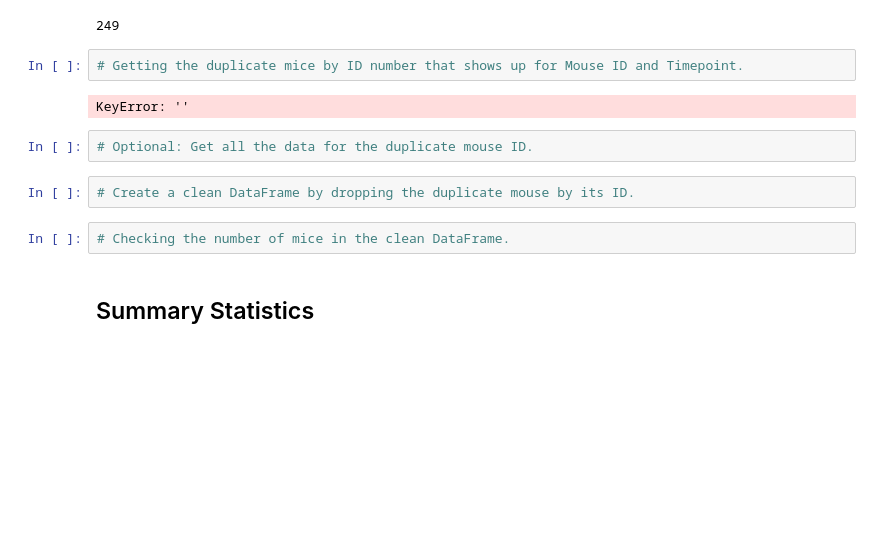
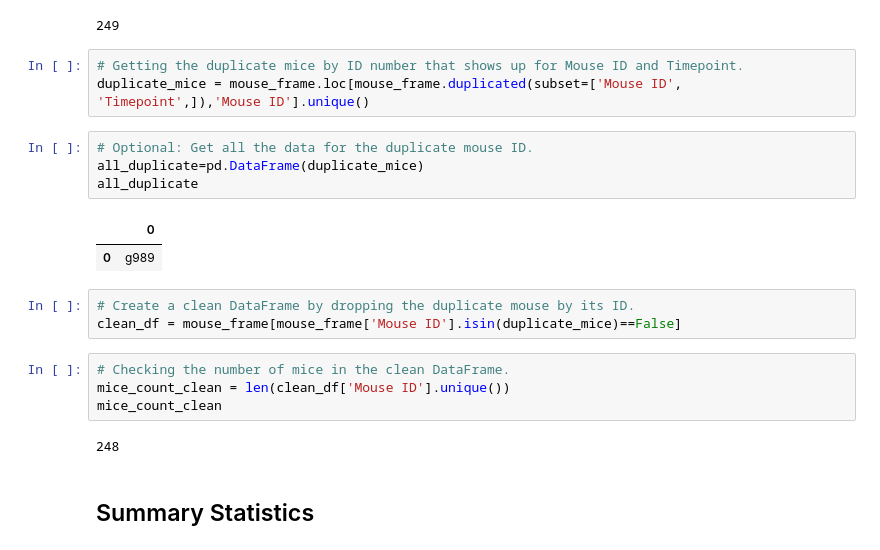
Before and after one commit to ianmkinney/matplotlib-challenge, a Jupyter notebook: pymaceuticals.ipynb, the cells around one changed output. Saved outputs shown, nothing was run; the diff lists cells and outputs as text; blank space fills up the shorter version.

Commit message:
Test Commit for error

```diff
--- a/pymaceuticals.ipynb
+++ b/pymaceuticals.ipynb
@@ -44,14 +44,23 @@ mice_count
 249
 # %%
 # Getting the duplicate mice by ID number that shows up for Mouse ID and Timepoint.
+duplicate_mice = mouse_frame.loc[mouse_frame.duplicated(subset=['Mouse ID', 'Timepoint',]),'Mouse ID'].unique()
-# %% [output]
-KeyError: ''
 # %%
 # Optional: Get all the data for the duplicate mouse ID.
+all_duplicate=pd.DataFrame(duplicate_mice)
+all_duplicate
+# %% [output]
+|  | 0 |
+| 0 | g989 |
 # %%
 # Create a clean DataFrame by dropping the duplicate mouse by its ID.
+clean_df = mouse_frame[mouse_frame['Mouse ID'].isin(duplicate_mice)==False]
 # %%
 # Checking the number of mice in the clean DataFrame.
+mice_count_clean = len(clean_df['Mouse ID'].unique())
+mice_count_clean
+# %% [output]
+248
 # %% [markdown]
 ## Summary Statistics
 # %%
```
Also changed, not shown: parts of 4 cells of this notebook.
